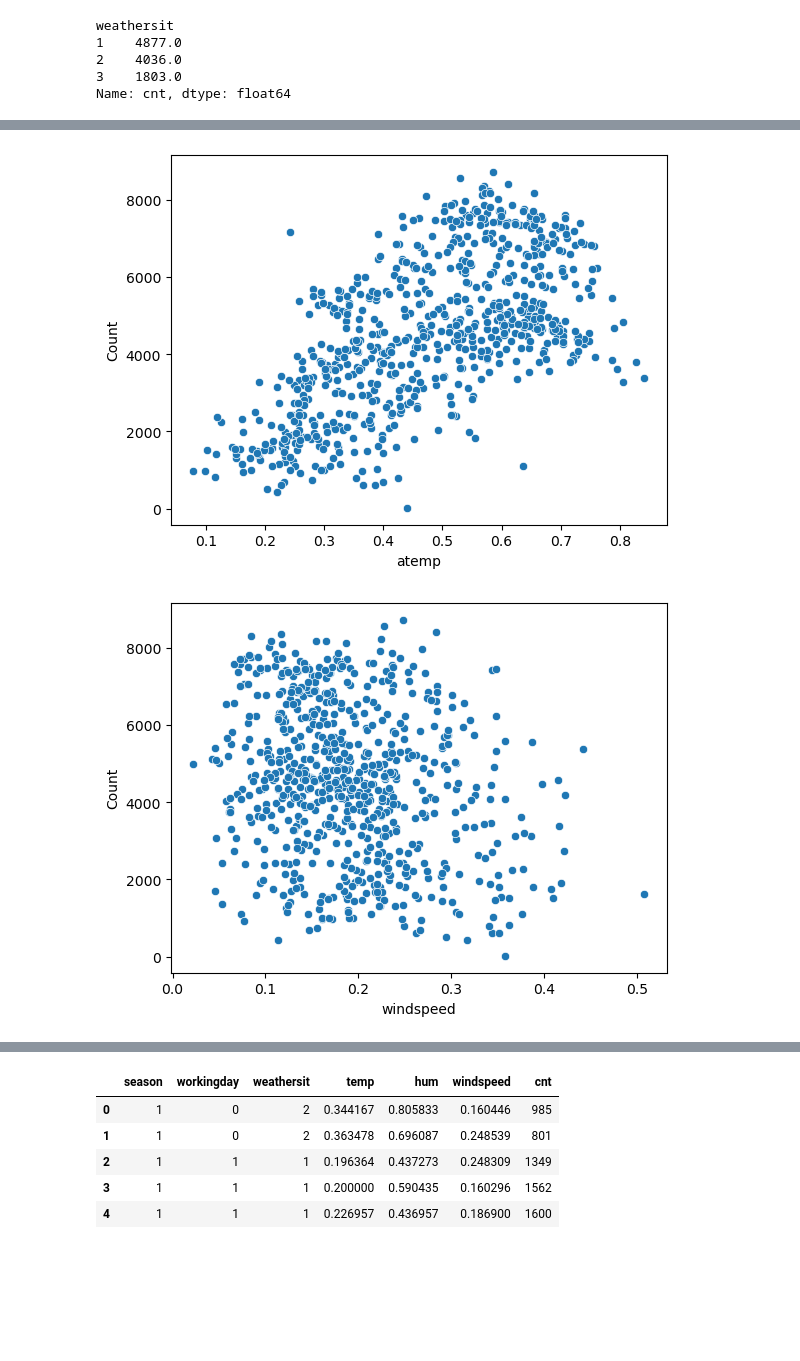
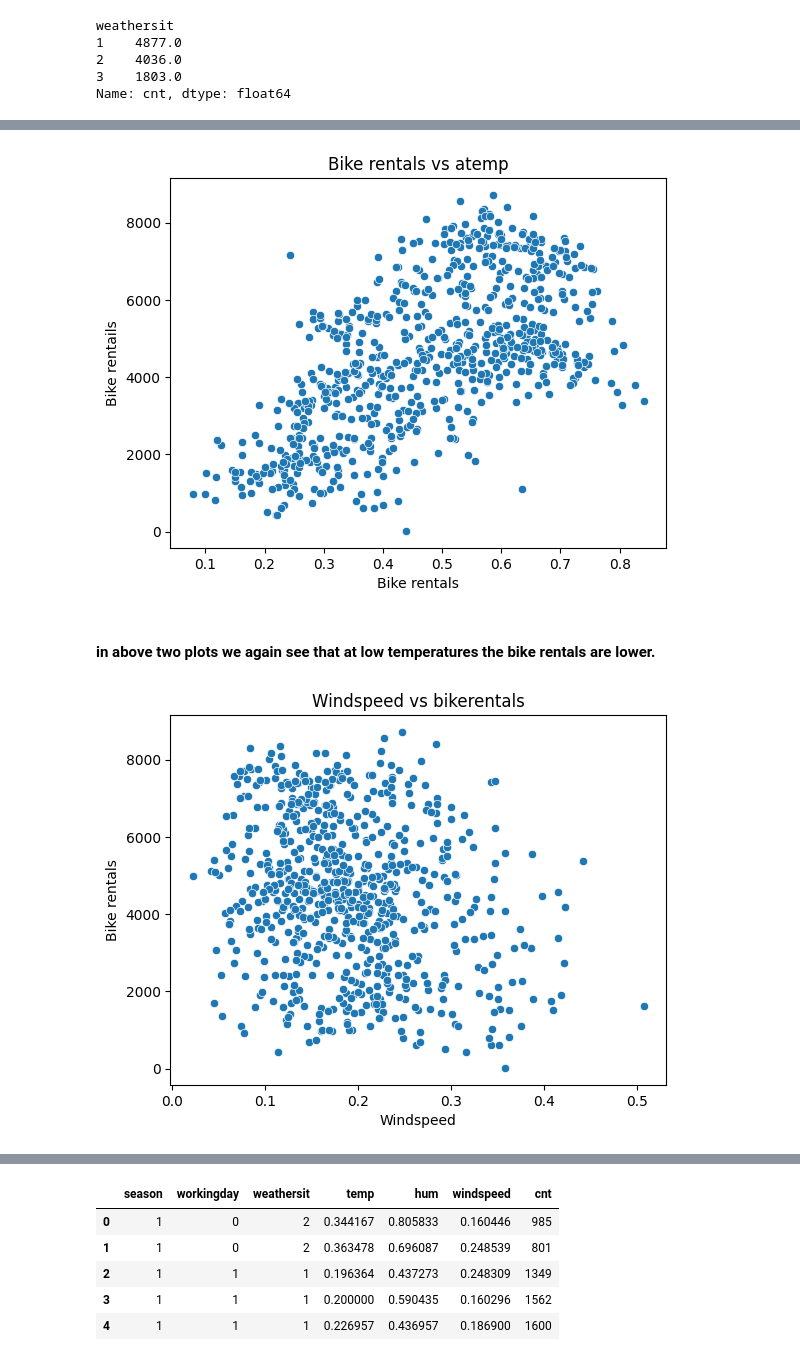
Before and after one commit to dushbar/bikesharingproject, a Jupyter notebook: bikesharingproject.ipynb, the cells around one changed output, grey strips where cells are left out. Drawn from its saved outputs; the diff is of its cells as text; code cells hidden in the pictures; blank space fills up the shorter version.

```diff
--- a/bikesharingproject.ipynb
+++ b/bikesharingproject.ipynb
@@ -92,7 +133,9 @@ plt.show()
 # %%
 # we further look at affect of weather by looking at scatterplot of bike rentals vs feeling temperature(atemp)
 sns.scatterplot(x = 'atemp', y= 'cnt', data = data)
-plt.ylabel('Count')
+plt.title('Bike rentals vs atemp')
+plt.xlabel('Bike rentals')
+plt.ylabel('Bike rentails')
 plt.show()
 # %% [output]
-[figure, old version]
+[figure, new version]
@@ -101,8 +142,12 @@ plt.show()
+# %% [markdown]
+#### in above two plots we again see that at low temperatures the bike rentals are lower.
 # %%
 # Windspeed is another factor that affects weather so let us now look at how windspeed affects bike rentals.
 sns.scatterplot(x = 'windspeed', y= 'cnt', data = data)
-plt.ylabel('Count')
+plt.title('Windspeed vs bikerentals')
+plt.xlabel('Windspeed')
+plt.ylabel('Bike rentals')
 plt.show()
 # we see most bike rentals as low wind speeds and few at higher speeds.
 # %% [output]
-[figure, old version]
+[figure, new version]
```
Also changed, not shown: parts of 57 cells of this notebook.
